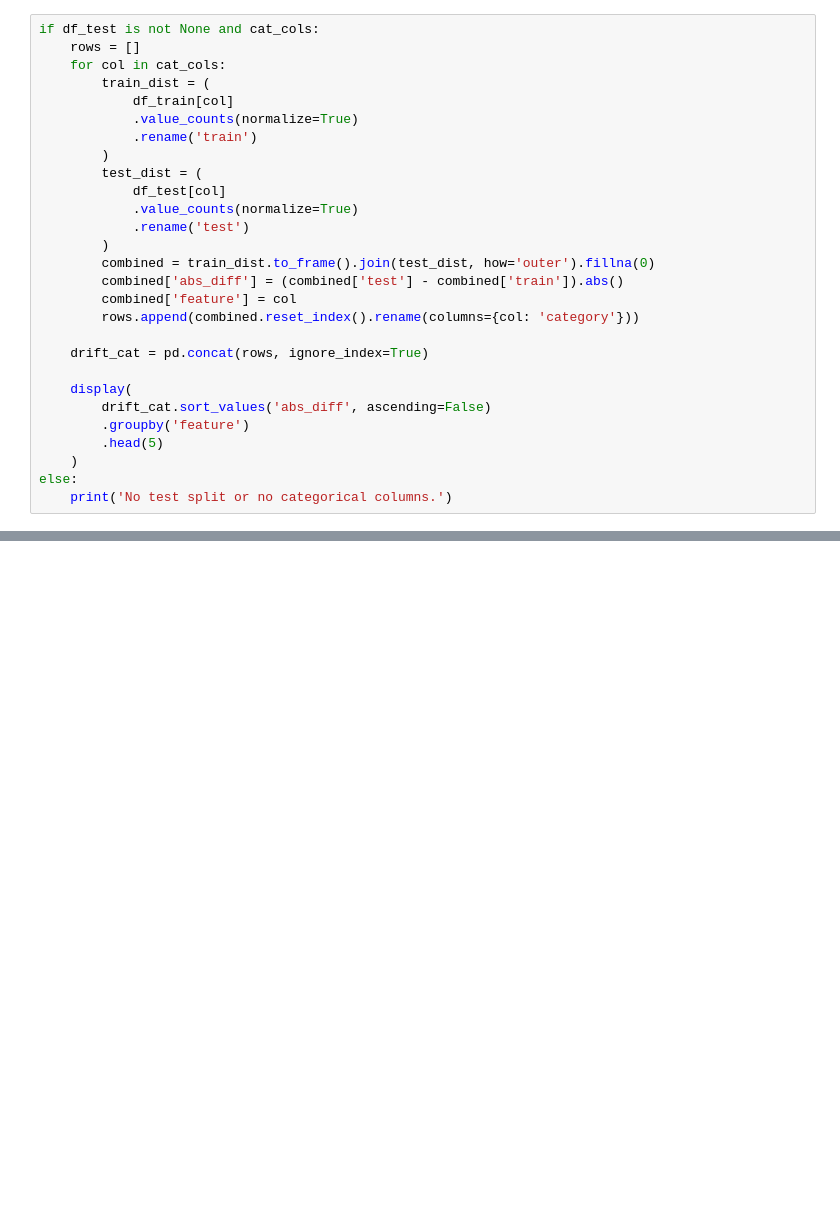
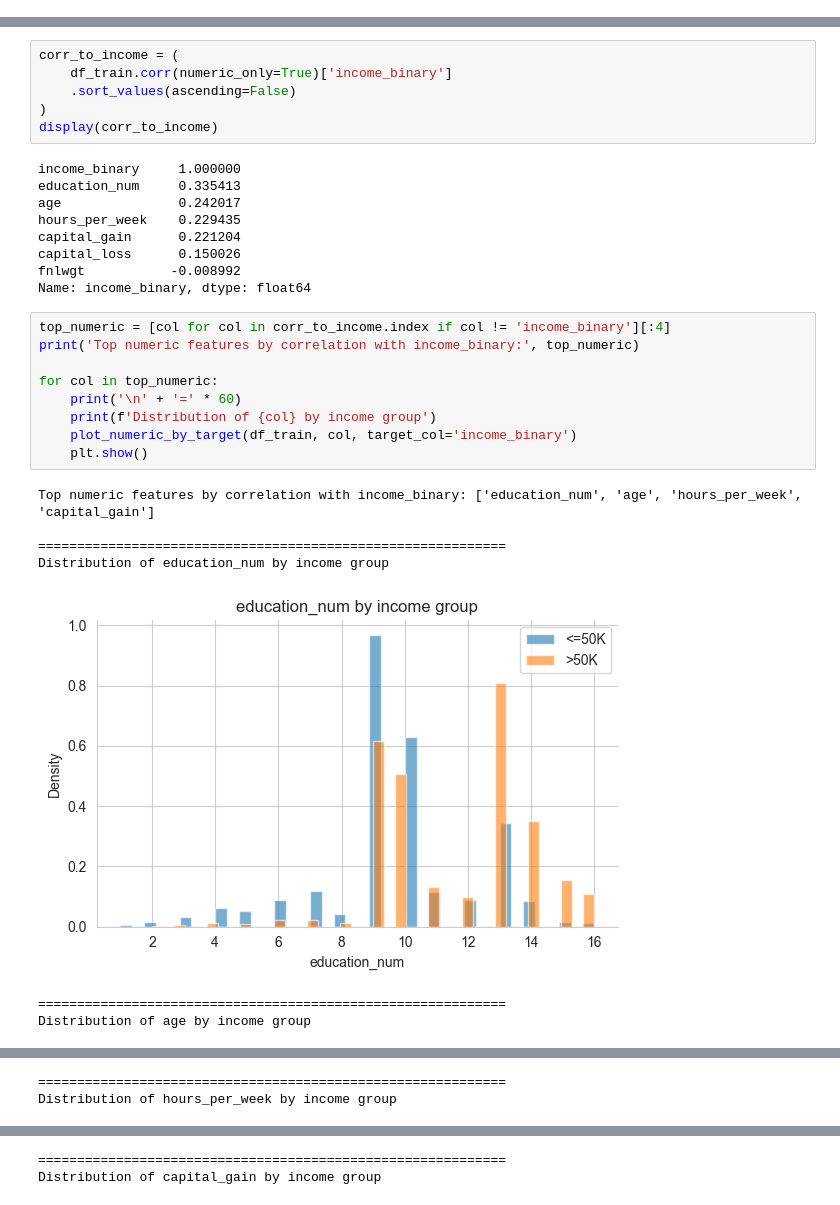
Before and after one commit to VillafuerTech/fairness-awareness-ML, a Jupyter notebook: notebooks/4_EDA_adult_income.ipynb, the cells around one changed output, grey strips where cells are left out. Cells and saved outputs as stored; diff of their text form; blank space fills up the shorter version.

```diff
--- a/notebooks/4_EDA_adult_income.ipynb
+++ b/notebooks/4_EDA_adult_income.ipynb
@@ -309,28 +0,0 @@ else:
-# %%
-if df_test is not None and cat_cols:
-    rows = []
-    for col in cat_cols:
-        train_dist = (
-            df_train[col]
-            .value_counts(normalize=True)
-            .rename('train')
-        )
-        test_dist = (
-            df_test[col]
-            .value_counts(normalize=True)
-            .rename('test')
-        )
-        combined = train_dist.to_frame().join(test_dist, how='outer').fillna(0)
-        combined['abs_diff'] = (combined['test'] - combined['train']).abs()
-        combined['feature'] = col
-        rows.append(combined.reset_index().rename(columns={col: 'category'}))
-
-    drift_cat = pd.concat(rows, ignore_index=True)
-
-    display(
-        drift_cat.sort_values('abs_diff', ascending=False)
-        .groupby('feature')
-        .head(5)
-    )
-else:
-    print('No test split or no categorical columns.')
@@ -354,0 +328,32 @@ else:
+# %%
+corr_to_income = (
+    df_train.corr(numeric_only=True)['income_binary']
+    .sort_values(ascending=False)
+)
+display(corr_to_income)
+# %% [output]
+income_binary     1.000000
+education_num     0.335413
+age               0.242017
+hours_per_week    0.229435
+capital_gain      0.221204
+capital_loss      0.150026
+fnlwgt           -0.008992
+Name: income_binary, dtype: float64
+# %%
+top_numeric = [col for col in corr_to_income.index if col != 'income_binary'][:4]
+print('Top numeric features by correlation with income_binary:', top_numeric)
+
+for col in top_numeric:
+    print('\n' + '=' * 60)
+    print(f'Distribution of {col} by income group')
+    plot_numeric_by_target(df_train, col, target_col='income_binary')
+    plt.show()
+# %% [output]
+Top numeric features by correlation with income_binary: ['education_num', 'age', 'hours_per_week', 'capital_gain']
+
+============================================================
+Distribution of education_num by income group
+[figure, added]
+============================================================
+Distribution of age by income group
@@ -354,0 +361,2 @@ else:
+============================================================
+Distribution of hours_per_week by income group
@@ -354,0 +364,2 @@ else:
+============================================================
+Distribution of capital_gain by income group
```
Also changed, not shown: parts of 38 cells of this notebook.
